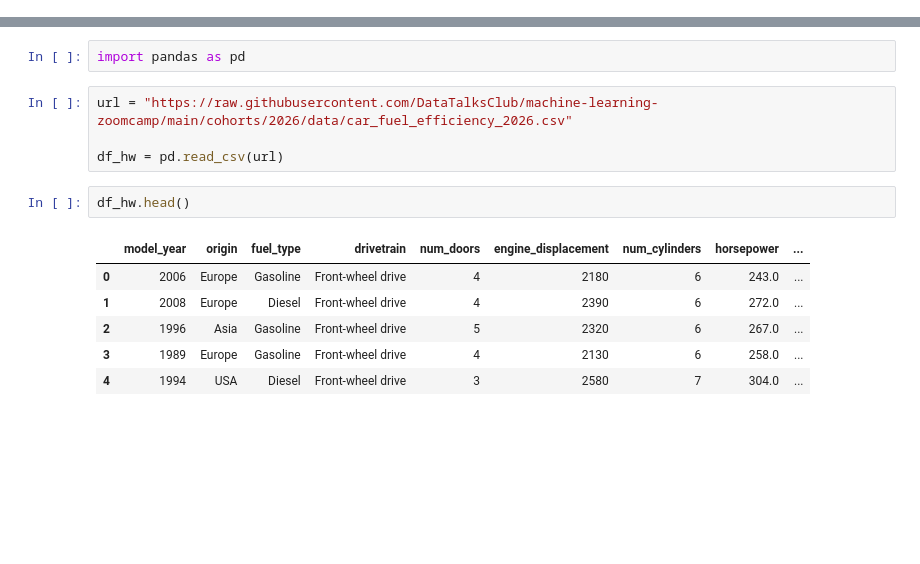
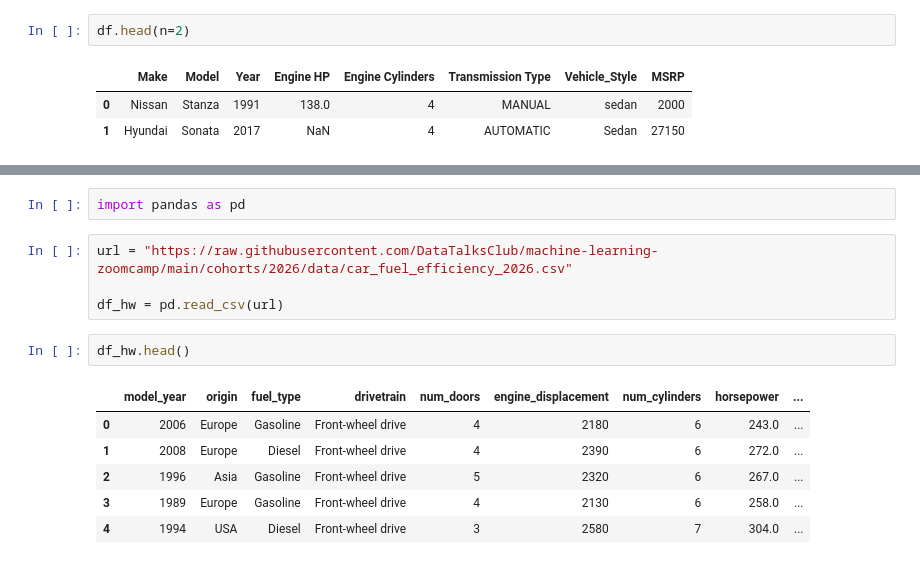
Before and after one commit to spacelord99/machine-learning-zoomcamp-homework, a Jupyter notebook: 01-Intro/homework_section1.ipynb, the cells around one changed output, grey strips where cells are left out. Cells and saved outputs as stored; diff of their text form; blank space fills up the shorter version.

```diff
--- a/01-Intro/homework_section1.ipynb
+++ b/01-Intro/homework_section1.ipynb
@@ -0,0 +386,6 @@
+# %%
+df.head(n=2)
+# %% [output]
+|  | Make | Model | Year | Engine HP | Engine Cylinders | Transmission Type | Vehicle_Style | MSRP |
+| 0 | Nissan | Stanza | 1991 | 138.0 | 4 | MANUAL | sedan | 2000 |
+| 1 | Hyundai | Sonata | 2017 | NaN | 4 | AUTOMATIC | Sedan | 27150 |
```
Also changed, not shown: parts of 112 cells of this notebook, 1 other file.
